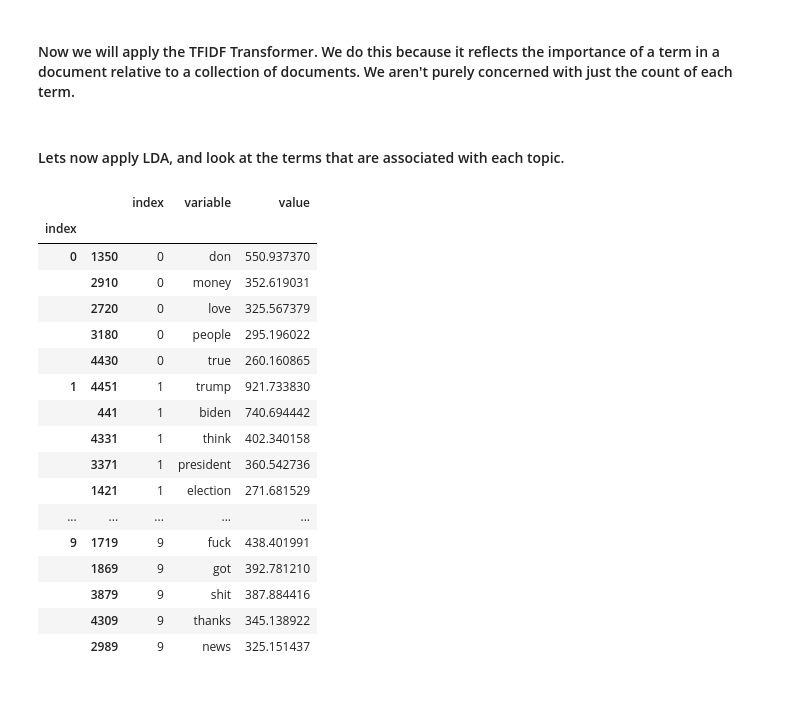
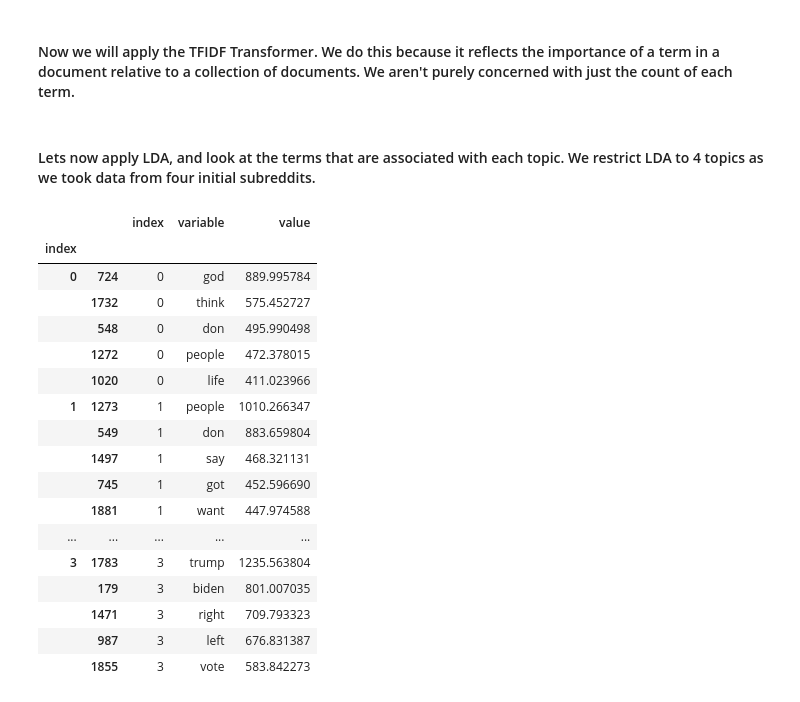
Before and after one commit to vigaash23/reddit-spectra, a Jupyter notebook: main.ipynb, the cells around one changed output. Drawn from its saved outputs; the diff is of its cells as text; code cells hidden in the pictures.

```diff
--- a/main.ipynb
+++ b/main.ipynb
@@ -144,11 +145,14 @@ df_leftwing
 # %%
-additional_stop_words = ['lol', 'omg', 'btw', 'brb', 'gtg', 'imho', 'fyi', 'idk', 'smh', 'ttyl', 'tldr', 'www', 'lmao', 'yes', 'no', 'like', 'just', 'did', 'yeah', 'oh', 'https', 'sure', 'good', 'bad', 'ok', 'okay', 'com']
+additional_stop_words = ['lol', 'omg', 'btw', 'brb', 'gtg', 'imho', 'fyi', 'idk', 'smh', 'ttyl', 'tldr', 'www', 'lmao', 'yes', 'no', 'like', 'just', 'did', 'yeah', 'oh', 'https', 'sure', 'good', 'bad', 'ok', 'okay', 'com', 'fuck', 'fucking', '']
 stop_words = list(ENGLISH_STOP_WORDS.union(additional_stop_words))
 # %% [markdown]
 #### Now we will initialize our Vectorizer. We are only concerned with 1-grams (single words).
 # %%
-vectorizer = CountVectorizer(max_features=500, ngram_range=(1,1), stop_words=stop_words)
-rightwing_vectorizer = vectorizer.fit_transform(df_rightwing['body'])
+right_vectorizer = CountVectorizer(max_features=500, ngram_range=(1,1), stop_words=stop_words)
+rightwing_vectorizer = right_vectorizer.fit_transform(df_rightwing['body'].values.astype('U'))
+
+left_vectorizer = CountVectorizer(max_features=500, ngram_range=(1,1), stop_words=stop_words)
+leftwing_vectorizer = left_vectorizer.fit_transform(df_leftwing['body'].values.astype('U'))
 # %% [markdown]
 #### Using our vectorizer, we will perform some initial data analysis by creating a word cloud, this will help us see what the most commonly used words are.
 # %%
@@ -165,32 +182,35 @@ plt.show()
 # %% [markdown]
 #### Now we will apply the TFIDF Transformer. We do this because it reflects the importance of a term in a document relative to a collection of documents. We aren't purely concerned with just the count of each term.
 # %%
-transformer = TfidfTransformer(smooth_idf=False)
-rightwing_tfidf = transformer.fit_transform(rightwing_vectorizer).toarray()
+right_transformer = TfidfTransformer(smooth_idf=False)
+rightwing_tfidf = right_transformer.fit_transform(rightwing_vectorizer).toarray()
+
+left_transformer = TfidfTransformer(smooth_idf=False)
+leftwing_tfidf = left_transformer.fit_transform(leftwing_vectorizer).toarray()
 # %% [markdown]
-#### Lets now apply LDA, and look at the terms that are associated with each topic.
+#### Lets now apply LDA, and look at the terms that are associated with each topic. We restrict LDA to 4 topics as we took data from four initial subreddits.
 # %%
-lda = LatentDirichletAllocation()
-lda.fit(rightwing_tfidf)
-lda_weights = pd.DataFrame(lda.components_, columns=vectorizer.get_feature_names_out())
-lda_weights = lda_weights.melt(ignore_index=False).reset_index().groupby('index').apply(lambda x: x.sort_values('value', ascending=False).iloc[0:5])
-lda_weights
+right_lda = LatentDirichletAllocation(n_components=4)
+right_topic_document_matrix = right_lda.fit_transform(rightwing_tfidf)
+right_lda_weights = pd.DataFrame(right_lda.components_, columns=right_vectorizer.get_feature_names_out())
+right_lda_weights = right_lda_weights.melt(ignore_index=False).reset_index().groupby('index').apply(lambda x: x.sort_values('value', ascending=False).iloc[0:5])
+right_lda_weights
 # %% [output]
 |  |  | index | variable | value |
 | index |  |  |  |  |
-| 0 | 1350 | 0 | don | 550.937370 |
-|  | 2910 | 0 | money | 352.619031 |
-|  | 2720 | 0 | love | 325.567379 |
-|  | 3180 | 0 | people | 295.196022 |
-|  | 4430 | 0 | true | 260.160865 |
-| 1 | 4451 | 1 | trump | 921.733830 |
-|  | 441 | 1 | biden | 740.694442 |
-|  | 4331 | 1 | think | 402.340158 |
-|  | 3371 | 1 | president | 360.542736 |
-|  | 1421 | 1 | election | 271.681529 |
+| 0 | 724 | 0 | god | 889.995784 |
+|  | 1732 | 0 | think | 575.452727 |
+|  | 548 | 0 | don | 495.990498 |
+|  | 1272 | 0 | people | 472.378015 |
+|  | 1020 | 0 | life | 411.023966 |
+| 1 | 1273 | 1 | people | 1010.266347 |
+|  | 549 | 1 | don | 883.659804 |
+|  | 1497 | 1 | say | 468.321131 |
+|  | 745 | 1 | got | 452.596690 |
+|  | 1881 | 1 | want | 447.974588 |
 | ... | ... | ... | ... | ... |
-| 9 | 1719 | 9 | fuck | 438.401991 |
-|  | 1869 | 9 | got | 392.781210 |
-|  | 3879 | 9 | shit | 387.884416 |
-|  | 4309 | 9 | thanks | 345.138922 |
-|  | 2989 | 9 | news | 325.151437 |
+| 3 | 1783 | 3 | trump | 1235.563804 |
+|  | 179 | 3 | biden | 801.007035 |
+|  | 1471 | 3 | right | 709.793323 |
+|  | 987 | 3 | left | 676.831387 |
+|  | 1855 | 3 | vote | 583.842273 |
```
Also changed, not shown: parts of 9 cells of this notebook.
